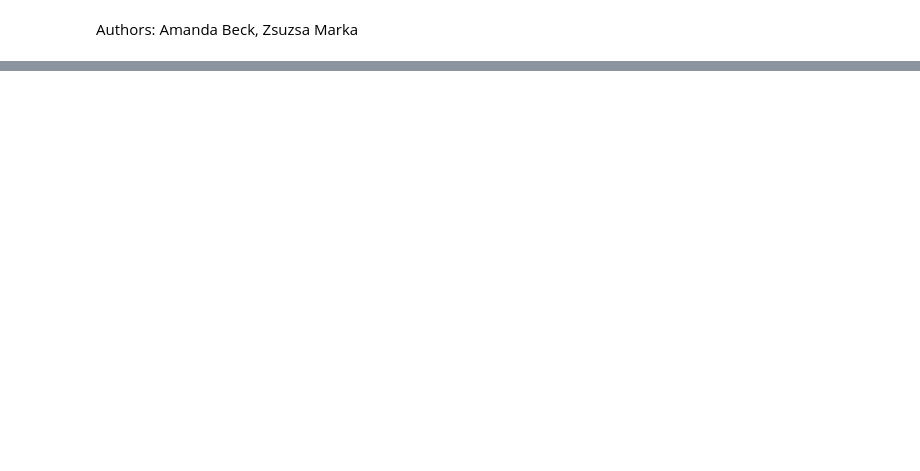
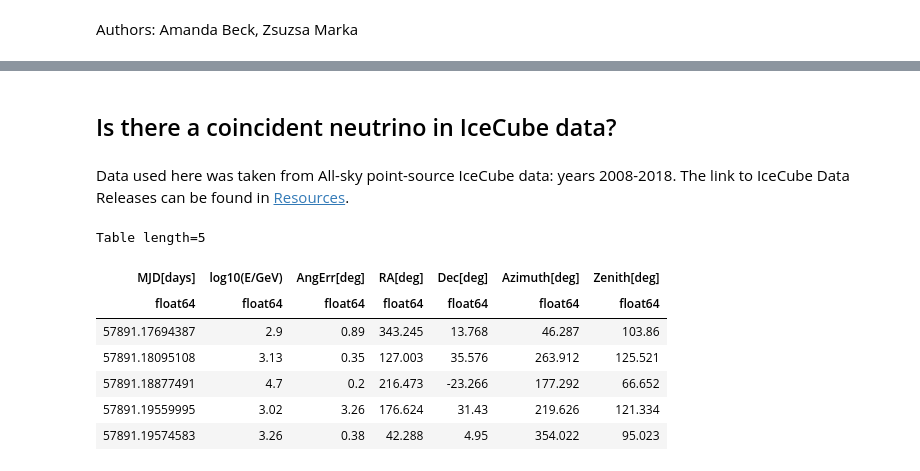
Before and after one commit to Amanda2212/MMA_Demos, a Jupyter notebook: jupyter_nbs/BNS_GRB_Neutrino_Overlap_Demo.ipynb, the cells around one changed output, grey strips where cells are left out. Cells and saved outputs as stored; diff of their text form; code cells hidden in the pictures; blank space fills up the shorter version.

```diff
--- a/jupyter_nbs/BNS_GRB_Neutrino_Overlap_Demo.ipynb
+++ b/jupyter_nbs/BNS_GRB_Neutrino_Overlap_Demo.ipynb
@@ -1122,0 +180,18 @@ mention rasterize.
+# %% [markdown]
+## Is there a coincident neutrino in IceCube data?
+# %% [markdown]
+Data used here was taken from All-sky point-source IceCube data: years 2008-2018. The link to IceCube Data Releases  can be found in [Resources](#Resources:).
+# %%
+IceCube = '../data/icecube_10year_ps/events/IC86_VII_exp.csv'
+neutrino_data = ascii.read(IceCube, data_start=1, delimiter=' ', format='csv')
+
+neutrino_data[:5]
+# %% [output]
+Table length=5
+| MJD[days] | log10(E/GeV) | AngErr[deg] | RA[deg] | Dec[deg] | Azimuth[deg] | Zenith[deg] |
+| float64 | float64 | float64 | float64 | float64 | float64 | float64 |
+| 57891.17694387 | 2.9 | 0.89 | 343.245 | 13.768 | 46.287 | 103.86 |
+| 57891.18095108 | 3.13 | 0.35 | 127.003 | 35.576 | 263.912 | 125.521 |
+| 57891.18877491 | 4.7 | 0.2 | 216.473 | -23.266 | 177.292 | 66.652 |
+| 57891.19559995 | 3.02 | 3.26 | 176.624 | 31.43 | 219.626 | 121.334 |
+| 57891.19574583 | 3.26 | 0.38 | 42.288 | 4.95 | 354.022 | 95.023 |
```
Also changed, not shown: parts of 90 cells of this notebook, 11 other files.
